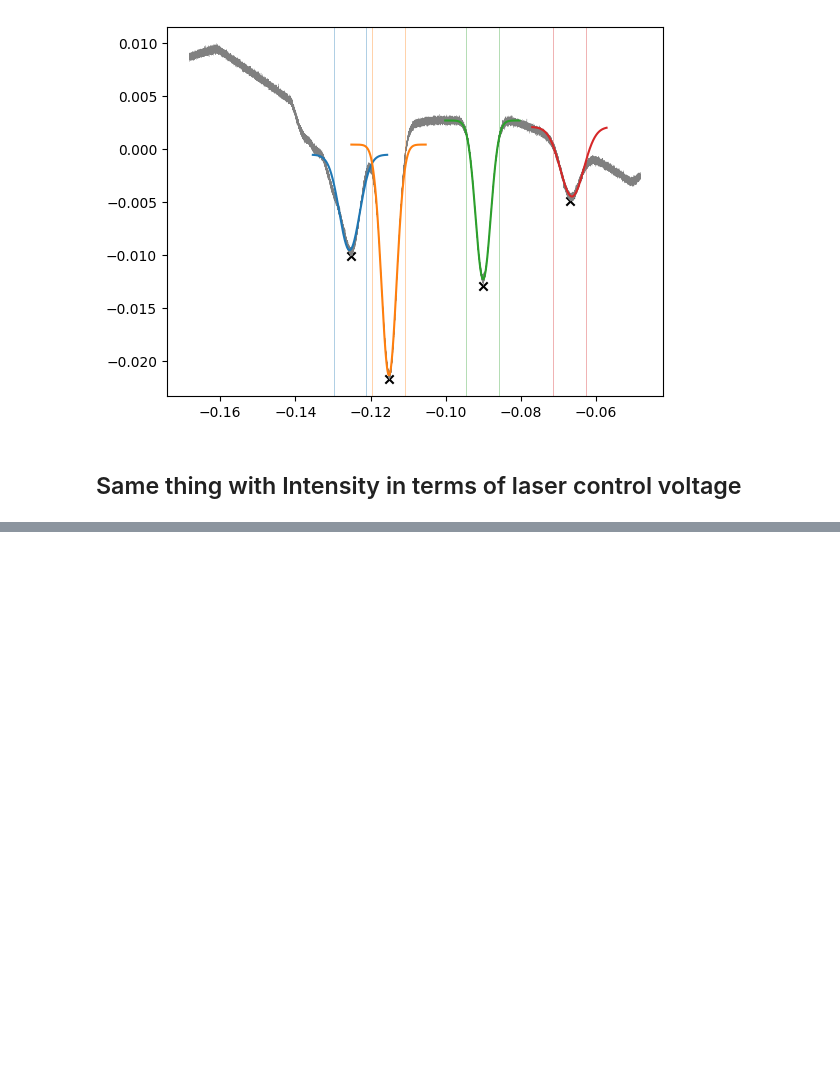
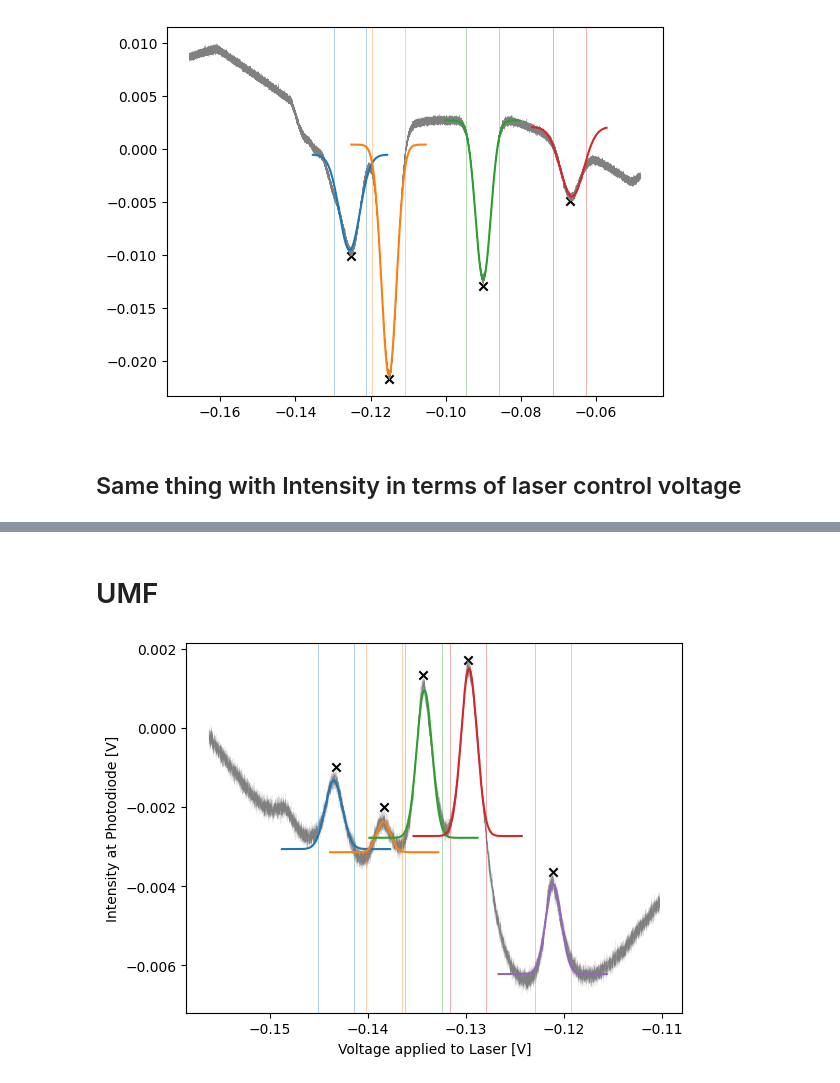
Before and after one commit to benjaminorthner/quantumlab, a Jupyter notebook: rb_spec/rb_spec.ipynb, the cells around one changed output, grey strips where cells are left out. Cells and saved outputs as stored; diff of their text form; code cells hidden in the pictures; blank space fills up the shorter version.

```diff
--- a/rb_spec/rb_spec.ipynb
+++ b/rb_spec/rb_spec.ipynb
@@ -118,0 +124,57 @@ plt.plot(freq[::1], c2[::1])
+# %% [markdown]
+# UMF
+# %%
+
+dataframe = read_csv("UMF_2.CSV", names=["t","c1", "c2"])
+dataframe.drop(dataframe.index[[0]], inplace=True)
+dataframe = dataframe.astype(float)
+
+data = dataframe.values
+top_trim = 70000
+bottom_trim = 20000
+t, c1, c2 = data[bottom_trim:top_trim, 0], data[bottom_trim:top_trim, 1], data[bottom_trim:top_trim, 2]
+
+# Find peaks (without gaussians)
+peaks = find_peaks(c2, height=-0.004, distance=1000, width=300)[0]
+xpeaks = np.array([t[i] for i in peaks])
+ypeaks = np.array([c2[i] for i in peaks])
+
+# voltage at peaks (not good cause of voltage jitter, should fit a straight line first)
+peakVoltages = np.array([c1[i] for i in peaks])
+
+# fit gaussian to each peak
+peak_width = 2000 # given in number of neighbouring datapoints
+peak_width_shift = 1000 # > 1 shifts boundaries further left
+gaussian_fit_boundaries = [(int(i - peak_width_shift - peak_width / 2), int(i + peak_width_shift + peak_width / 2)) for i in peaks]
+
+# fit function
+def gaussian(vL, A, v0, vD, DC_offset):
+	return A * np.exp(-4 * np.log(2) * pow((vL - v0) / vD, 2)) + DC_offset
+
+peak_info =[]
+# fitting and plotting
+
+for i, (LB, UB) in enumerate(gaussian_fit_boundaries):
+    initialguess = 0.03, xpeaks[i], 0.01 / 2, -0.001
+    (A, v0, vD, DC_offset), _ = curve_fit(gaussian, t[LB:UB], c2[LB:UB], initialguess)
+
+    plot_boundary_extension = 4000
+    x_gaussian_fit = np.linspace(t[LB-plot_boundary_extension], t[UB+plot_boundary_extension], num=1000)
+    y_gaussian_fit = gaussian(x_gaussian_fit, A, v0, vD, DC_offset)
+
+    plt.plot(x_gaussian_fit, y_gaussian_fit, '-', c='C'+str(i), zorder=100)
+
+    # add peak frequency and FWHM to peak_info list
+    peak_info.append((v0, vD))
+
+#plot original signal
+plt.scatter(xpeaks, ypeaks, marker='x', c='black')
+plt.plot(t[::1], c2[::1], linewidth=0.05, c='gray')
+plt.ylabel("Intensity at Photodiode [V]")
+plt.xlabel("Voltage applied to Laser [V]")
+# plot gaussian_fit_boundaries
+for peak_number, boundaries in enumerate(gaussian_fit_boundaries):
+    for bound in boundaries:
+        plt.axvline(x=t[bound], color='C'+ str(peak_number), alpha=0.5, linewidth=0.5)
+# %% [output]
+[figure, added]
```
Also changed, not shown: parts of 3 cells of this notebook.
